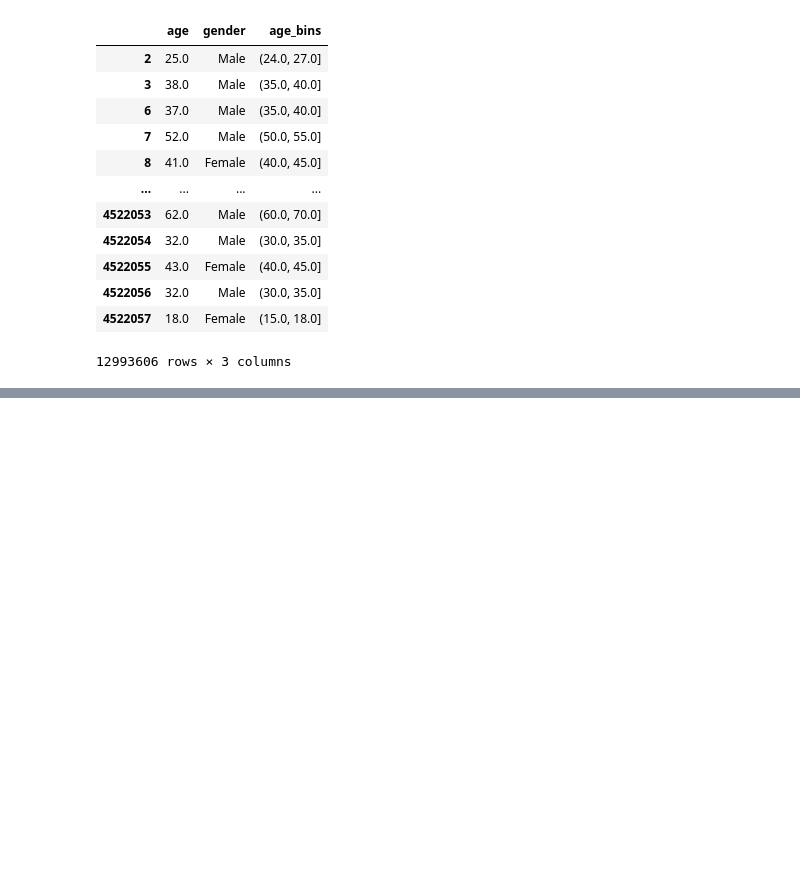
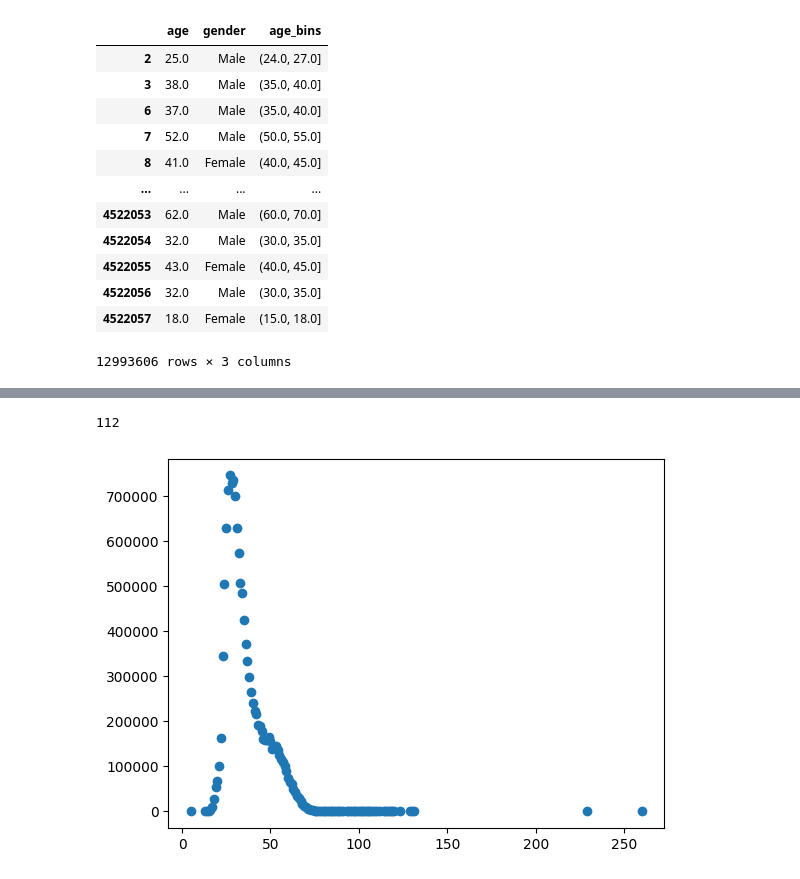
Before and after one commit to Konstantin-Kalug/yandex_bigdata_intensive, a Jupyter notebook: analyze_audience.ipynb, the cells around one changed output, grey strips where cells are left out. Saved outputs shown, nothing was run; the diff lists cells and outputs as text; code cells hidden in the pictures; blank space fills up the shorter version.

```diff
--- a/analyze_audience.ipynb
+++ b/analyze_audience.ipynb
@@ -279,0 +284,5 @@ plt.show()
+# %%
+age_id = df[['age', 'id']]
+age_id = age_id.dropna().groupby('age').count()
+a = age_id.axes[0].values
+a
@@ -279,0 +318,9 @@ plt.show()
+# %%
+len(a)
+# %% [output]
+112
+# %%
+plt.scatter(a, age_id)
+plt.show()
+# %% [output]
+[figure, added]
```
Also changed, not shown: parts of 18 cells of this notebook, 1 other file.
